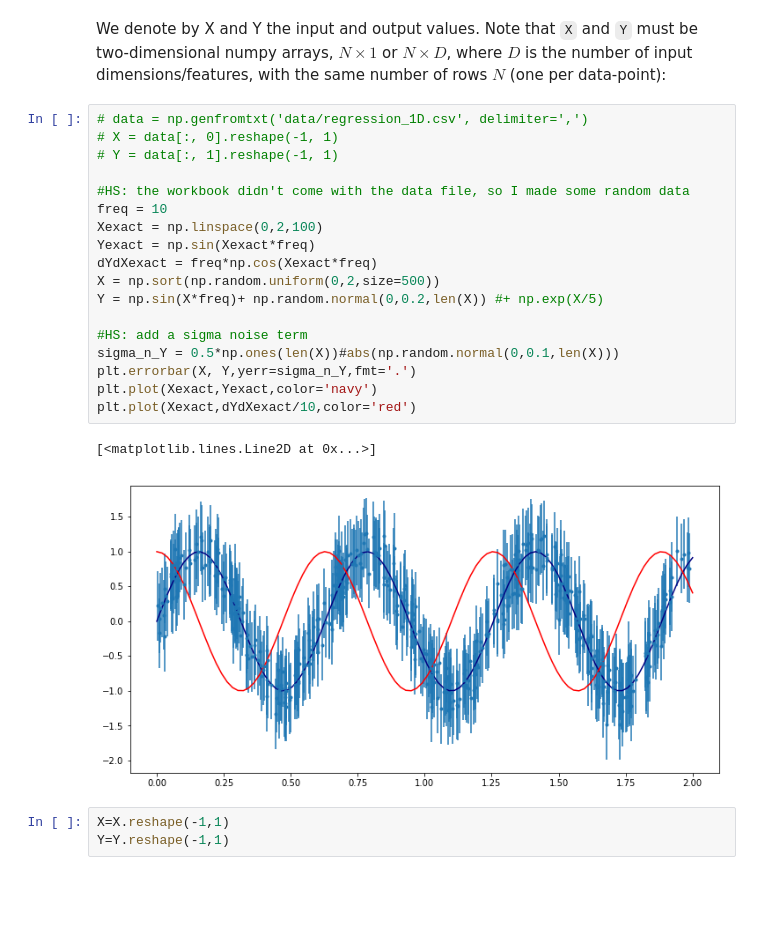
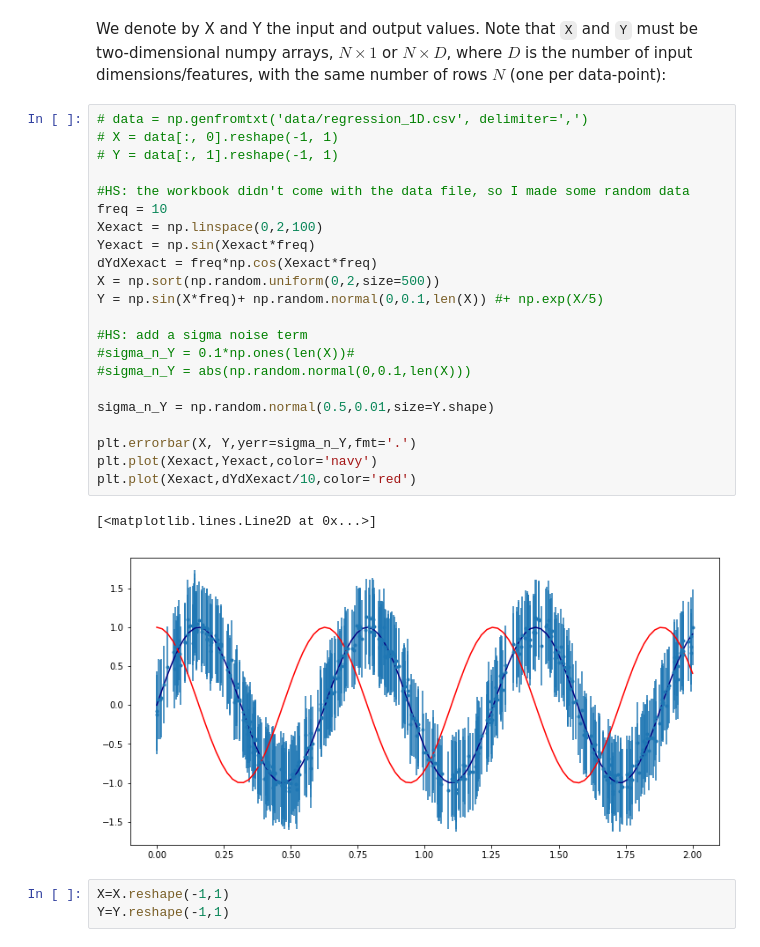
Before and after one commit to hsilver/gpr_examples, a Jupyter notebook: gpflow_regression_intro.ipynb, the cells around one changed output. Drawn from its saved outputs; the diff is of its cells as text; blank space fills up the shorter version.

```diff
--- a/gpflow_regression_intro.ipynb
+++ b/gpflow_regression_intro.ipynb
@@ -42,24 +42,28 @@ We denote by X and Y the input and output values. Note that `X` and `Y` must be
 # %%
 # data = np.genfromtxt('data/regression_1D.csv', delimiter=',')
 # X = data[:, 0].reshape(-1, 1)
 # Y = data[:, 1].reshape(-1, 1)
 
 #HS: the workbook didn't come with the data file, so I made some random data
 freq = 10
 Xexact = np.linspace(0,2,100)
 Yexact = np.sin(Xexact*freq)
 dYdXexact = freq*np.cos(Xexact*freq)
 X = np.sort(np.random.uniform(0,2,size=500))
-Y = np.sin(X*freq)+ np.random.normal(0,0.2,len(X)) #+ np.exp(X/5)
+Y = np.sin(X*freq)+ np.random.normal(0,0.1,len(X)) #+ np.exp(X/5)
 
 #HS: add a sigma noise term
-sigma_n_Y = 0.5*np.ones(len(X))#abs(np.random.normal(0,0.1,len(X)))
+#sigma_n_Y = 0.1*np.ones(len(X))#
+#sigma_n_Y = abs(np.random.normal(0,0.1,len(X)))
+
+sigma_n_Y = np.random.normal(0.5,0.01,size=Y.shape)
+
 plt.errorbar(X, Y,yerr=sigma_n_Y,fmt='.')
 plt.plot(Xexact,Yexact,color='navy')
 plt.plot(Xexact,dYdXexact/10,color='red')
 # %% [output]
 [<matplotlib.lines.Line2D at 0x...>]
-[figure, old version]
+[figure, new version]
 # %%
 X=X.reshape(-1,1)
 Y=Y.reshape(-1,1)
```
Also changed, not shown: parts of 35 cells of this notebook.
